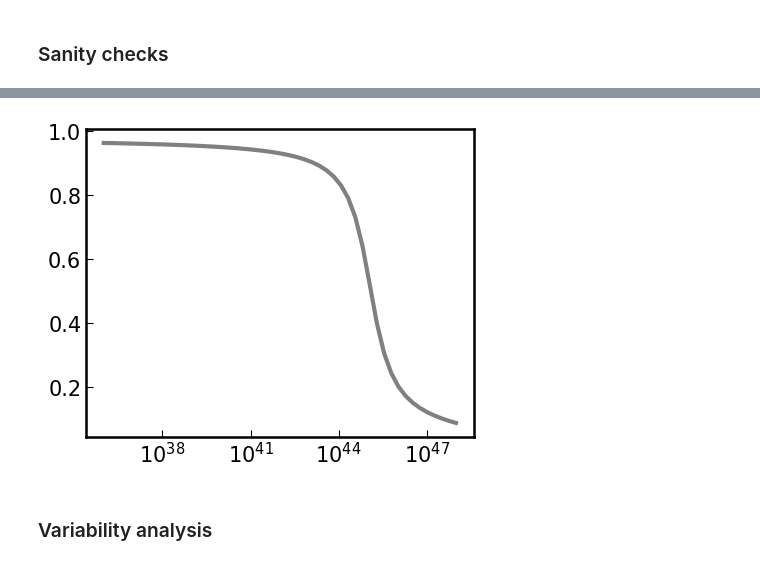
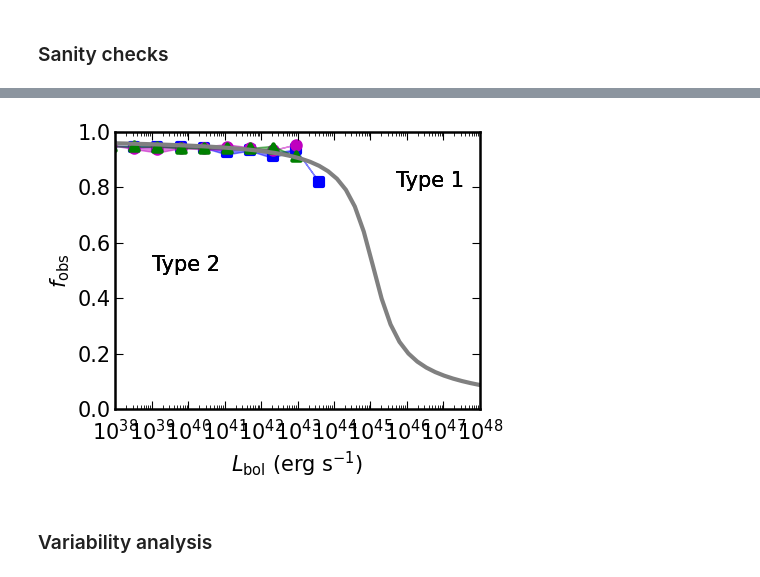
Before and after one commit to burke86/imbh_forecast, a Jupyter notebook: forecast.ipynb, the cells around one changed output, grey strips where cells are left out. Saved outputs shown, nothing was run; the diff lists cells and outputs as text; code cells hidden in the pictures.

```diff
--- a/forecast.ipynb
+++ b/forecast.ipynb
@@ -113,7 +113,7 @@ keys = ['ptf']
 # %%
 load = False # Load previous model?
 ERDF_mode = 0 # 1 for lambda ~ log Mstar^4.5
-debug = True
+debug = False
 
 nbootstrap = 16
 nbins = 20
@@ -121,8 +121,8 @@ nbins = 20
 # Assuming ~SDSS solid angle 14000*u.deg**2
 omegas = {'ptf':14000*u.deg**2, 'lsst':18000*u.deg**2, 'des-sn':4.64*u.deg**2}
 zmaxes = {'ptf':0.055, 'lsst':0.055, 'des-sn':1.5}
-ndraws = {'ptf':5e11, 'lsst':5e10, 'des-sn':5e8}
-etas = {'ptf':100, 'lsst':1000, 'des-sn':50}
+ndraws = {'ptf':1e11, 'lsst':5e10, 'des-sn':5e8}
+etas = {'ptf':10, 'lsst':100, 'des-sn':100}
 
 bands = {'ptf':'GROUND_COUSINS_R', 'lsst':'SDSS_g', 'des-sn':'SDSS_g'}
 
@@ -363,13 +363,13 @@ if plot and etas[key] >= 1:
     # ULX
     dat = np.loadtxt('ulx_lf.txt', delimiter=',')
     # phi = dn / dlog L  = dN / dV / dlog L
-    dV = 1/2e-1 # Mpc^-3 normalized to number density of ~10^8 Msun galaxies
+    dV = 1/1e-1 # Mpc^-3 normalized to number density of ~10^8 Msun galaxies
     mask = dat[:,0] > 39
-    axs[-1].scatter(10**dat[:,0][mask]/0.5, 10**dat[:,1][mask]/dV/7, color='r', marker='s', label='ULX LF')
+    axs[-1].scatter(10**dat[:,0][mask]/0.8, 10**dat[:,1][mask]/dV/7, color='r', marker='s', label='ULX LF')
     # XRB
     dat = np.loadtxt('lmxrb_lf.txt', delimiter=',')
-    dV = 1/2e-1 # Mpc^-3 normalized to number density of ~10^8 Msun galaxies
-    axs[-1].scatter(10**dat[:,0], dat[:,1]/dV, color='r', marker='s', facecolors='none', label='XRB GC LF')
+    dV = 1/1e-1 # Mpc^-3 normalized to number density of ~10^8 Msun galaxies
+    axs[-1].scatter(10**dat[:,0]/0.8, dat[:,1]/dV, color='r', marker='s', facecolors='none', label='XRB GC LF')
 
     legend1 = plt.legend(fontsize=10, frameon=False)
     for text in legend1.get_texts():
@@ -491,8 +491,8 @@ c = [[0,         0,        0,         0],
          [-123.671, 0,         0,         0]]
 
 z = np.linspace(0, 0.5, 100)
-colors = np.full(np.shape(z), 1.4)
-K = polyval2d(z, colors, c) # z, colors
+_colors = np.full(np.shape(z), 1.4)
+K = polyval2d(z, _colors, c) # z, colors
 plt.plot(z, K)
 # %% [output]
 [<matplotlib.lines.Line2D at 0x...>]
@@ -824,52 +836,39 @@ fig.tight_layout()
 from model import lambda_obs
 import matplotlib
 
-def plot_obs(j=0, n_bin_min=5, markers=None, colors=None):
+def plot_obs(fig, axs, k, key, i, seed, band, j=0, n_bin_min=5):
 
-    fig, ax = plt.subplots(1, 1, figsize=(5, 4))
-
-    L_bol_eval = np.logspace(36, 48)
     L_bol_ = np.logspace(36, 48, nbins)
 
-    ax.semilogx(L_bol_eval, 0.98*lambda_obs(L_bol_eval, randomize=False), color='gray', lw=3)
+    if i == 0:
+        L_bol_eval = np.logspace(36, 48)
+        ax.semilogx(L_bol_eval, 0.98*lambda_obs(L_bol_eval, randomize=False), color='gray', lw=3)
 
-    for k, key in enumerate(keys):
 
-        print(key)
+    nbootstrap = pars[key]['nbootstrap']
+    f = np.full([nbootstrap, len(L_bol_)-1], np.nan)
 
-        band = bands[key]
-        seed_keys = list(pars[key]['seed_keys'])
-        nbootstrap = pars[key]['nbootstrap']
+    for j in range(nbootstrap):
 
-        for i, seed in enumerate(seed_keys):
+        L_bol_draw = models[key].load_sample(f'L_draw', seed, j=j)
+        L_band = models[key].load_sample(f'L_{band}', seed, j=j)
 
-            # Redshift distributions are identical for all seeding scenarios
+        mask_nan = L_bol_draw > 0
 
-            ndraw_dim = int(np.max(pars[key]['ndraws']))
+        # Compute fraction
+        bin_ct, bin_edges, _ = st.binned_statistic(L_bol_draw[mask_nan & (L_band>0)],
+                                                   L_bol_draw[mask_nan & (L_band>0)], 'count', bins=L_bol_)
+        bin_tot, bin_edges, _ = st.binned_statistic(L_bol_draw[mask_nan], L_bol_draw[mask_nan],
+                                                    'count', bins=L_bol_)
+        mask = bin_ct > n_bin_min
+        f[j][mask] = 1 - bin_ct[mask]/bin_tot[mask]
 
-            f = np.full([nbootstrap, len(L_bol_)-1], np.nan)
+    bin_width = (bin_edges[1] - bin_edges[0])
+    bin_centers = bin_edges[1:] - bin_width/2
 
-            for j in range(nbootstrap):
-
-                L_bol_draw = models[key].load_sample(f'L_draw', seed, j=j)
-                L_band = models[key].load_sample(f'L_{band}', seed, j=j)
-
-                mask_nan = L_bol_draw > 0
-
-                # Compute fraction
-                bin_ct, bin_edges, _ = st.binned_statistic(L_bol_draw[mask_nan & (L_band>0)],
-                                                           L_bol_draw[mask_nan & (L_band>0)], 'count', bins=L_bol_)
-                bin_tot, bin_edges, _ = st.binned_statistic(L_bol_draw[mask_nan], L_bol_draw[mask_nan],
-                                                            'count', bins=L_bol_)
-                mask = bin_ct > n_bin_min
-                f[j][mask] = 1 - bin_ct[mask]/bin_tot[mask]
-
-            bin_width = (bin_edges[1] - bin_edges[0])
-            bin_centers = bin_edges[1:] - bin_width/2
-
-            ax.scatter(bin_centers, np.nanmedian(f, axis=0), zorder=0, lw=3, color=colors[seed], marker=markers[seed])
-            ax.fill_between(bin_centers, np.nanpercentile(f, 84, axis=0), np.nanpercentile(f, 16, axis=0),
-                            zorder=0, color=colors[seed], alpha=0.5)
+    ax.scatter(bin_centers, np.nanmedian(f, axis=0), zorder=0, lw=3, color=colors[seed], marker=markers[seed])
+    ax.fill_between(bin_centers, np.nanpercentile(f, 84, axis=0), np.nanpercentile(f, 16, axis=0),
+                    zorder=0, color=colors[seed], alpha=0.5)
 
 
     ax.text(0.1, 0.5, 'Type 2', transform=ax.transAxes)
@@ -881,24 +880,9 @@ def plot_obs(j=0, n_bin_min=5, markers=None, colors=None):
     ax.set_ylabel(r'$f_{\rm{obs}}$')
     ax.set_xlabel(r'$L_{\rm{bol}}$ (erg s$^{-1}$)')
 
-    ax.tick_params(axis='both', which='both', direction='in', labelsize=16)
-    ax.tick_params(axis='both', which='major', length=6)
-    ax.tick_params(axis='both', which='minor', length=3)
-    ax.yaxis.set_ticks_position('both')
-    ax.xaxis.set_ticks_position('both')
-    ax.tick_params(axis='x', which='major', pad=7)
-
-    #ax.tick_params(axis='x', which='both', direction='in', labelsize=12)
-    locmaj = matplotlib.ticker.LogLocator(base=10,numticks=10)
-    ax.xaxis.set_major_locator(locmaj)
-    locmin = matplotlib.ticker.LogLocator(base=10.0,subs=(0.1,0.2,0.3,0.4,0.5,0.6,0.7,0.8,0.9),numticks=16)
-    ax.xaxis.set_minor_locator(locmin)
-    ax.xaxis.set_minor_formatter(matplotlib.ticker.NullFormatter())
+    return fig, [ax]
 
 
-    fig.tight_layout()
-    fig.savefig('obs.pdf', dpi=300)
-
-
-plot_obs(markers=markers, colors=colors)
+fig, ax = plt.subplots(1, 1, figsize=(5, 4))
+plot_survey(plot_obs, keys, pars, fig=fig, forcemajorticks=False, band=bands[key], savename='obs')
 # %% [output]
@@ -907,4 +889,4 @@ IndexError: only integers, slices (`:`), ellipsis (`...`), numpy.newaxis (`None`
-[figure, old version]
+[figure, new version]
 # %% [markdown]
 ### Variability analysis
 # %%
```
Also changed, not shown: parts of 23 cells of this notebook, 1 other file.
